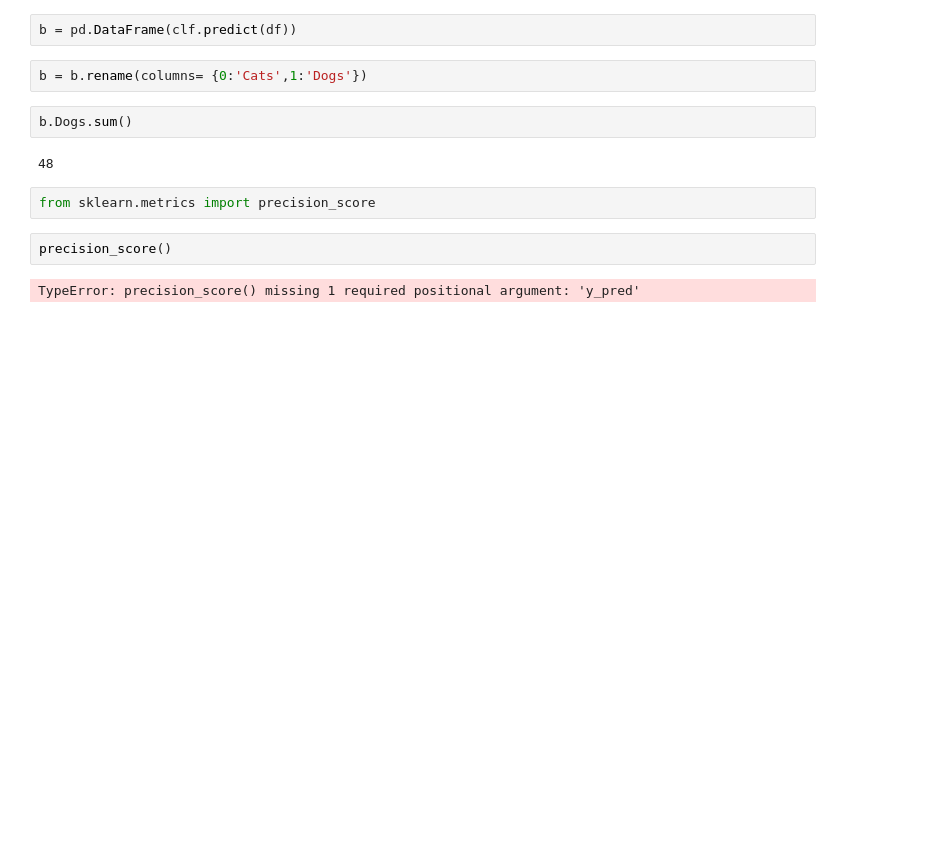
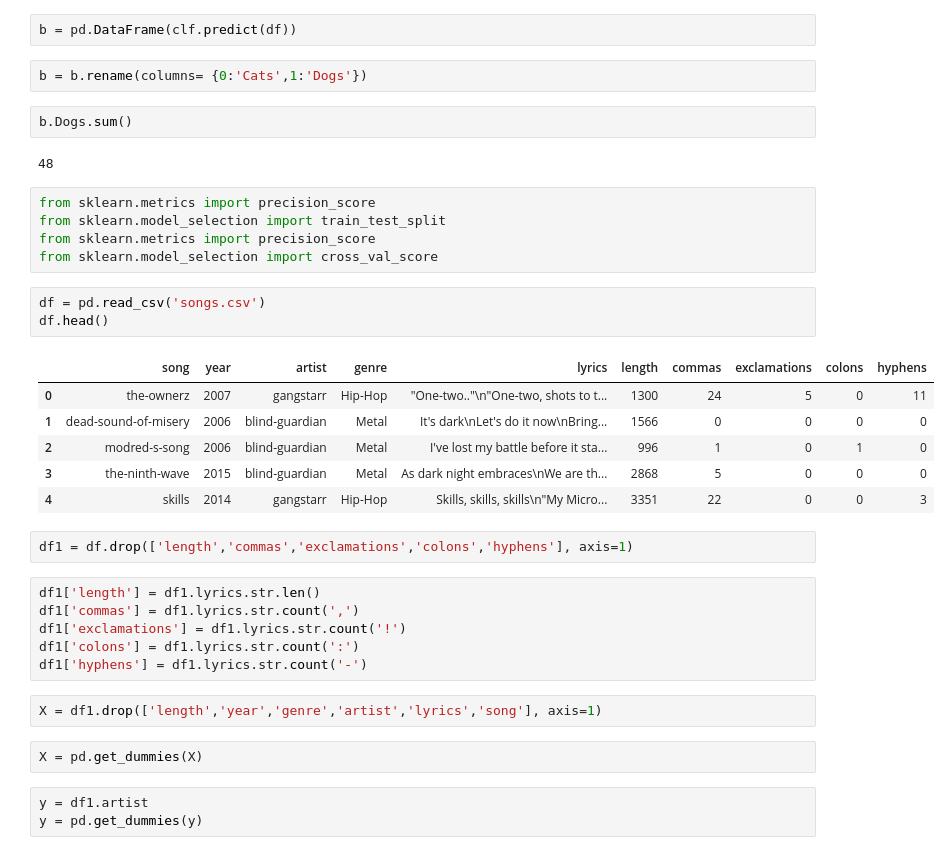
Before and after one commit to vasiljev-sr/MyJupyterNotebook, a Jupyter notebook: Stepik/Step 2/ Titanic Machine Learning from Disaster.ipynb, the cells around one changed output. Drawn from its saved outputs; the diff is of its cells as text; blank space fills up the shorter version.

```diff
--- a/Stepik/Step 2/ Titanic Machine Learning from Disaster.ipynb
+++ b/Stepik/Step 2/ Titanic Machine Learning from Disaster.ipynb
@@ -297,9 +368,33 @@ b = b.rename(columns= {0:'Cats',1:'Dogs'})
 b.Dogs.sum()
 # %% [output]
 48
-# %%
-from sklearn.metrics import precision_score
-# %%
-precision_score()
-# %% [output]
-TypeError: precision_score() missing 1 required positional argument: 'y_pred'
+# %%
+from sklearn.metrics import precision_score
+from sklearn.model_selection import train_test_split
+from sklearn.metrics import precision_score
+from sklearn.model_selection import cross_val_score
+# %%
+df = pd.read_csv('songs.csv')
+df.head()
+# %% [output]
+|  | song | year | artist | genre | lyrics | length | commas | exclamations | colons | hyphens |
+| 0 | the-ownerz | 2007 | gangstarr | Hip-Hop | "One-two.."\n"One-two, shots to t... | 1300 | 24 | 5 | 0 | 11 |
+| 1 | dead-sound-of-misery | 2006 | blind-guardian | Metal | It's dark\nLet's do it now\nBring... | 1566 | 0 | 0 | 0 | 0 |
+| 2 | modred-s-song | 2006 | blind-guardian | Metal | I've lost my battle before it sta... | 996 | 1 | 0 | 1 | 0 |
+| 3 | the-ninth-wave | 2015 | blind-guardian | Metal | As dark night embraces\nWe are th... | 2868 | 5 | 0 | 0 | 0 |
+| 4 | skills | 2014 | gangstarr | Hip-Hop | Skills, skills, skills\n"My Micro... | 3351 | 22 | 0 | 0 | 3 |
+# %%
+df1 = df.drop(['length','commas','exclamations','colons','hyphens'], axis=1)
+# %%
+df1['length'] = df1.lyrics.str.len()
+df1['commas'] = df1.lyrics.str.count(',')
+df1['exclamations'] = df1.lyrics.str.count('!')
+df1['colons'] = df1.lyrics.str.count(':')
+df1['hyphens'] = df1.lyrics.str.count('-')
+# %%
+X = df1.drop(['length','year','genre','artist','lyrics','song'], axis=1)
+# %%
+X = pd.get_dummies(X)
+# %%
+y = df1.artist
+y = pd.get_dummies(y)
```
Also changed, not shown: parts of 30 cells of this notebook, 3 other files.
